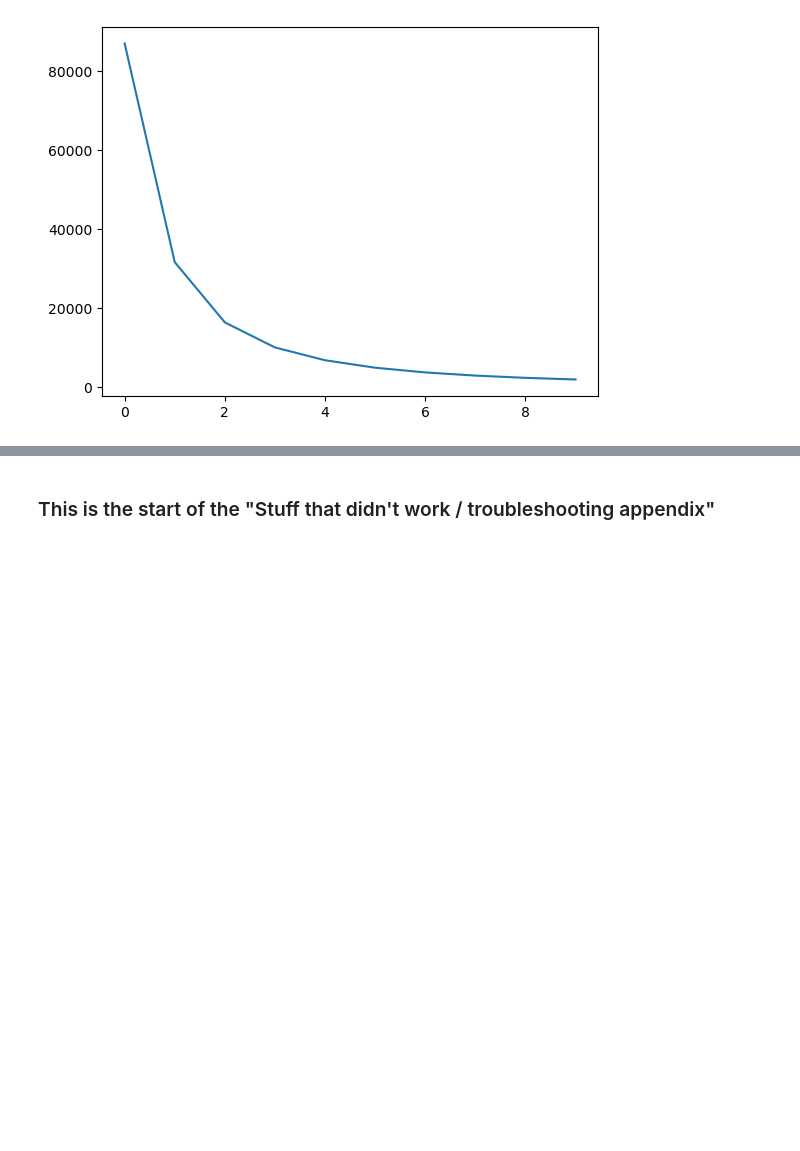
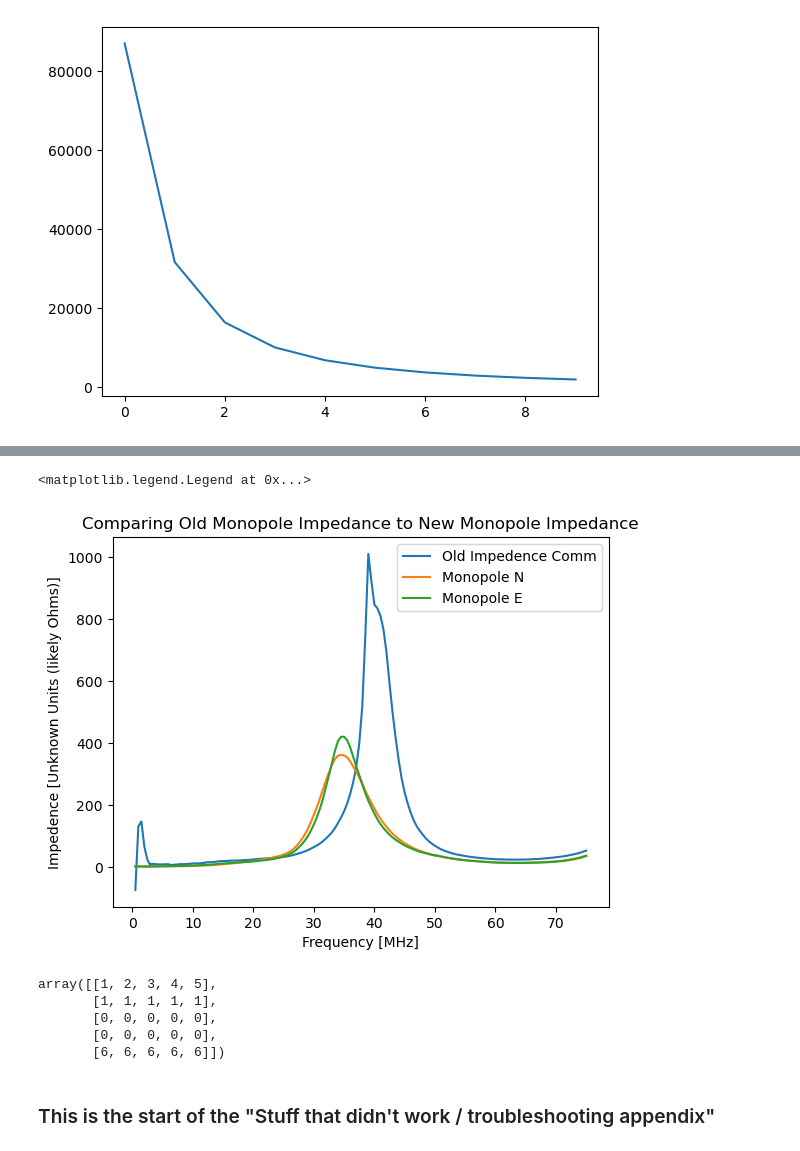
Before and after one commit to daba9359/LuCEE-Night_Simulation, a Jupyter notebook: Beam_weighted_foreground/Simulating_Beam_Weighted_Foreground.ipynb, the cells around one changed output, grey strips where cells are left out. Saved outputs shown, nothing was run; the diff lists cells and outputs as text; code cells hidden in the pictures; blank space fills up the shorter version.

```diff
--- a/Beam_weighted_foreground/Simulating_Beam_Weighted_Foreground.ipynb
+++ b/Beam_weighted_foreground/Simulating_Beam_Weighted_Foreground.ipynb
@@ -401,0 +472,17 @@ beams[0].shape
+# %%
+### New Beams (April 2025)###
+
+# Things the New Beams have in common:
+path_difference_new_impedence = ["01-03","03-06","06-12","12-25","25-50","50-75"]
+
+# The New Monopole Beams
+
+# North #
+path_base_new_monopoleN = "/home/dbarker7752/21_cm_group/Kaja_Beams/monopole_N/ActiveZParameterPlot_02_monopole_N_Phase0deg/ActiveZParameterPlot_02_"
+path_end_new_monopoleN = "MHz_monopole_N_Phase0deg.csv"
+impedence_monopoleN_Phase0 = kaja_impedence_processing(path_base_new_monopoleN,path_difference_new_impedence,path_end_new_monopoleN)
+
+# East #
+path_base_new_monopoleE = "/home/dbarker7752/21_cm_group/Kaja_Beams/monopole_E/ActiveZParameterPlot_02_monopole_E_Phase0deg/ActiveZParameterPlot_02_"
+path_end_new_monopoleE = "MHz_monopole_E_Phase0deg.csv"
+impedence_monopoleE_Phase0 = kaja_impedence_processing(path_base_new_monopoleE,path_difference_new_impedence,path_end_new_monopoleE)
@@ -402,3 +499,24 @@ beams[0].shape
+# %%
+plt.plot(impedence_comm_monopole_Phase0.transpose()[0],impedence_comm_monopole_Phase0.transpose()[1],label="Old Impedence Comm")
+#plt.plot(impedence_simple_monopole_Phase0.transpose()[0],impedence_simple_monopole_Phase0.transpose()[1],label="Old Impedence Simple")
+plt.plot(impedence_monopoleN_Phase0.transpose()[0],impedence_monopoleN_Phase0.transpose()[1],label="Monopole N")
+plt.plot(impedence_monopoleE_Phase0.transpose()[0],impedence_monopoleE_Phase0.transpose()[1],label="Monopole E")
+plt.title("Comparing Old Monopole Impedance to New Monopole Impedance")
+plt.xlabel("Frequency [MHz]")
+plt.ylabel("Impedence [Unknown Units (likely Ohms)]")
+plt.legend()
+# %% [output]
+<matplotlib.legend.Legend at 0x...>
+[figure, added]
+# %%
+test=np.concatenate((test1,test2),axis=0)
+test
+# %% [output]
+array([[1, 2, 3, 4, 5],
+       [1, 1, 1, 1, 1],
+       [0, 0, 0, 0, 0],
+       [0, 0, 0, 0, 0],
+       [6, 6, 6, 6, 6]])
 # %% [markdown]
 ### This is the start of the "Stuff that didn't work / troubleshooting appendix"
 # %% [markdown]
```
Also changed, not shown: parts of 5 cells of this notebook.
